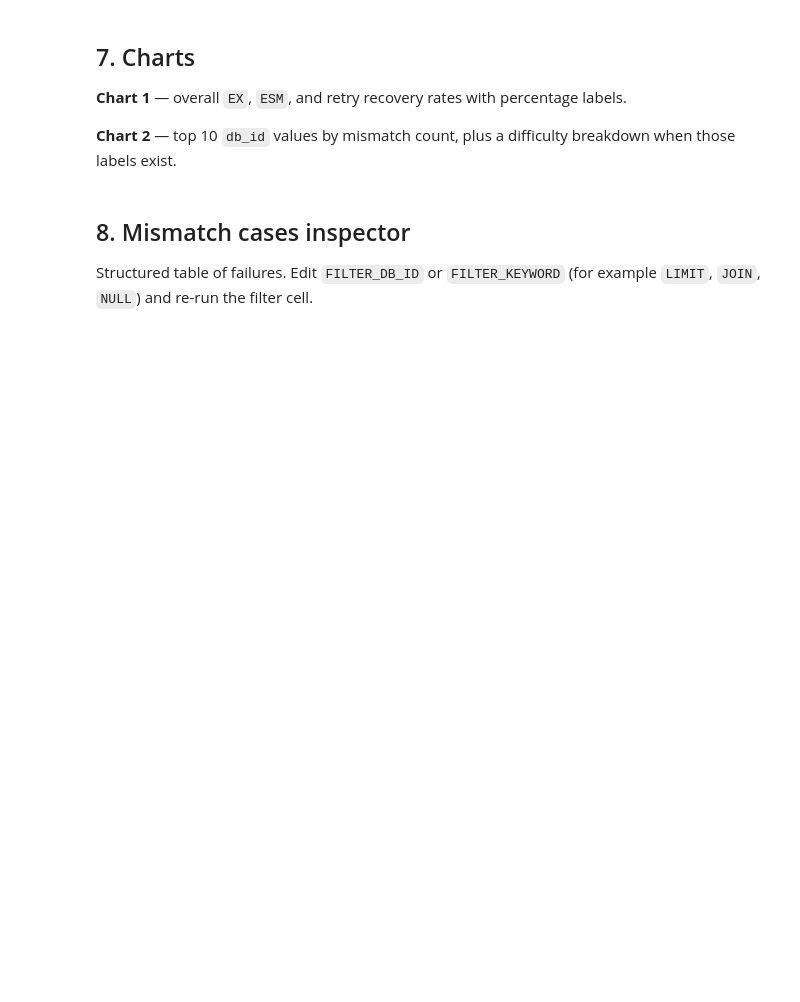
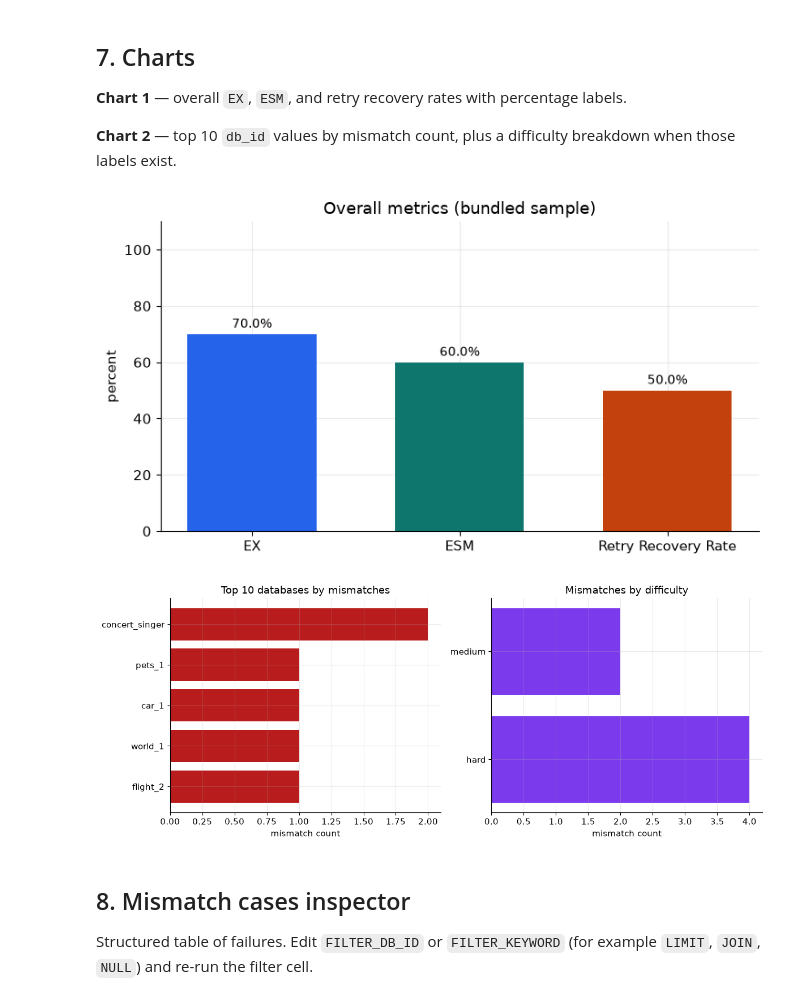
Before and after one commit to FarzanehValaee/aras-ai-fewshot, a Jupyter notebook: experiment_pipeline.ipynb, the cells around one changed output. Cells and saved outputs as stored; diff of their text form; code cells hidden in the pictures; blank space fills up the shorter version.

Commit message:
upadate jupiter notebook

```diff
--- a/experiment_pipeline.ipynb
+++ b/experiment_pipeline.ipynb
@@ -239,6 +239,7 @@ OUTPUT_DIR = REPO_ROOT / "results"
 OUTPUT_DIR.mkdir(parents=True, exist_ok=True)
 EVAL_JSONL = OUTPUT_DIR / "notebook_eval.jsonl"
 MISMATCH_JSON = OUTPUT_DIR / "mismatch_cases.json"
+SAMPLE_EVAL_PATH = REPO_ROOT / "benchmark" / "sample_notebook_eval.jsonl"
 
 LOCAL_DATA = {
     "spider": {
@@ -315,6 +316,7 @@ print(
             "output_dir": OUTPUT_DIR,
             "eval_jsonl": EVAL_JSONL,
             "mismatch_json": MISMATCH_JSON,
+            "sample_eval": SAMPLE_EVAL_PATH,
             "dev_exists": DEV_PATH.is_file(),
             "tables_exists": TABLES_PATH.is_file(),
             "sqlite_dir_exists": SQLITE_DIR.is_dir(),
@@ -769,6 +772,7 @@ def first_existing(*candidates: Path) -> Path | None:
 
 
 def discover_saved_eval() -> list[dict]:
+    global EVAL_SOURCE
     found = first_existing(
         EVAL_JSONL,
         OUTPUT_DIR / "eval.jsonl",
@@ -781,10 +785,18 @@ def discover_saved_eval() -> list[dict]:
         json_files = sorted(OUTPUT_DIR.glob("*.json"), key=lambda p: p.stat().st_mtime, reverse=True)
         found = (jsonl + json_files)[0] if (jsonl or json_files) else None
     if found is None:
-        print("No saved evaluation file under results/. Charts stay empty until you run inference or copy a jsonl here.")
+        found = first_existing(SAMPLE_EVAL_PATH)
+    if found is None:
+        print("No saved evaluation file under results/ and no bundled sample. Charts stay empty until you run inference or copy a jsonl here.")
         return []
-    print(f"loaded evaluation file: {found}")
-    return load_json_records(found)
+    records = load_json_records(found)
+    if found.resolve() == SAMPLE_EVAL_PATH.resolve():
+        EVAL_SOURCE = "bundled_sample"
+        print(f"loaded bundled sample (not a live run): {found} ({len(records)} rows)")
+    else:
+        EVAL_SOURCE = "saved"
+        print(f"loaded evaluation file: {found} ({len(records)} rows)")
+    return records
 
 
 def result_sets_equal(a: list, b: list) -> bool:
@@ -931,6 +943,7 @@ def write_mismatches(path: Path, rows: list[dict]) -> None:
     return mismatches
 
 
+EVAL_SOURCE = "none"
 eval_rows: list[dict] = []
 if RUN_INFERENCE and dj_settings.ROUTER_API_KEY and DEV_PATH.is_file():
     items = load_split(DEV_PATH)
@@ -960,9 +973,10 @@ if RUN_INFERENCE and dj_settings.ROUTER_API_KEY and DEV_PATH.is_file():
         print(f"[{i}/{len(items)}] {record.get('db_id')} {mark}")
     write_jsonl(EVAL_JSONL, eval_rows)
     mismatches = write_mismatches(MISMATCH_JSON, eval_rows)
+    EVAL_SOURCE = "inference"
     print(f"wrote {EVAL_JSONL} ({len(eval_rows)} rows)")
     print(f"wrote {MISMATCH_JSON} ({len(mismatches)} mismatches)")
     print(summarize_metrics(eval_rows))
 else:
     eval_rows = discover_saved_eval()
-    print(f"evaluation rows loaded: {len(eval_rows)}")
+    print(f"evaluation rows loaded: {len(eval_rows)} (source={EVAL_SOURCE})")
@@ -1131,7 +1166,7 @@ bars = ax.bar(chart1_labels, [v if v is not None else 0 for v in chart1_values],
 _bar_labels(ax, bars, chart1_values)
 ax.set_ylim(0, 110)
 ax.set_ylabel("percent")
-ax.set_title("Overall metrics")
+ax.set_title("Overall metrics" + (" (bundled sample)" if EVAL_SOURCE == "bundled_sample" else ""))
 ax.set_axisbelow(True)
 fig.tight_layout()
 plt.show()
@@ -1146,33 +1181,36 @@ top_db = (
 
 fig, axes = plt.subplots(1, 2 if not eval_df["difficulty"].dropna().empty else 1, figsize=(12, 4.8))
 if not hasattr(axes, "__len__"):
     axes = [axes]
 
 if top_db.empty:
     axes[0].text(0.5, 0.5, "no mismatch cases to plot", ha="center", va="center")
     axes[0].set_axis_off()
 else:
     axes[0].barh(list(reversed(top_db.index.tolist())), list(reversed(top_db.values.tolist())), color="#b91c1c")
     axes[0].set_xlabel("mismatch count")
     axes[0].set_title("Top 10 databases by mismatches")
 
 if len(axes) > 1:
     diff_counts = (
         mismatch_df_plot["difficulty"].dropna().value_counts().reindex(
             ["easy", "medium", "hard", "extra"], fill_value=0
         )
     )
     present = diff_counts[diff_counts.index.isin(mismatch_df_plot["difficulty"].dropna().unique())]
     if present.empty:
         axes[1].text(0.5, 0.5, "no difficulty labels", ha="center", va="center")
         axes[1].set_axis_off()
     else:
         axes[1].barh(list(reversed(present.index.tolist())), list(reversed(present.values.tolist())), color="#7c3aed")
         axes[1].set_xlabel("mismatch count")
         axes[1].set_title("Mismatches by difficulty")
 
 fig.tight_layout()
 plt.show()
+# %% [output]
+[figure, added]
+[figure, added]
 # %% [markdown]
 ## 8. Mismatch cases inspector
 
```
Also changed, not shown: parts of 9 cells of this notebook, 1 other file.
